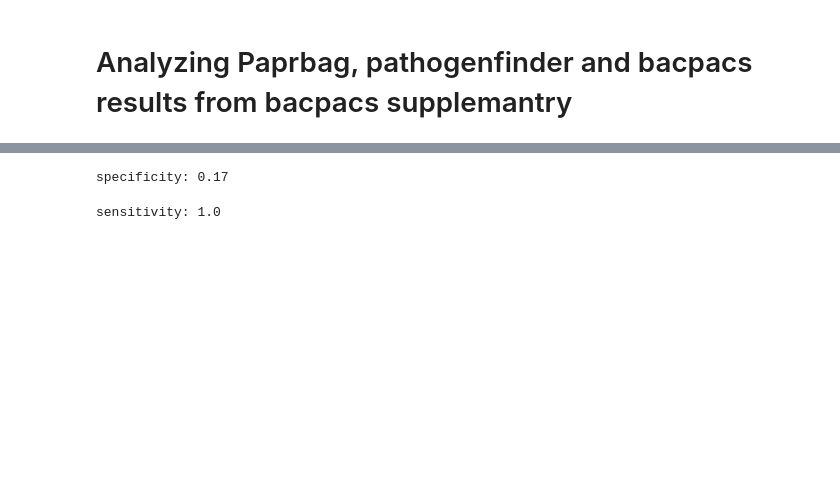
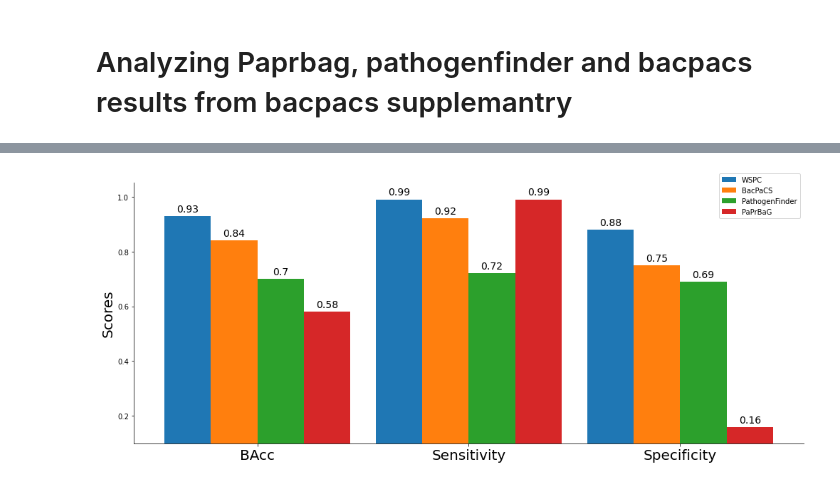
Before and after one commit to shakedna1/wspc_rep, a Jupyter notebook: comp_analysis/Bacpacs/Bacpacs_comparative_analysis.ipynb, the cells around one changed output, grey strips where cells are left out. Cells and saved outputs as stored; diff of their text form; code cells hidden in the pictures; blank space fills up the shorter version.

Commit message:
Update bacpacs test comp analysis for plots

```diff
--- a/comp_analysis/Bacpacs/Bacpacs_comparative_analysis.ipynb
+++ b/comp_analysis/Bacpacs/Bacpacs_comparative_analysis.ipynb
@@ -67,8 +49,6 @@ bacpacs_dataset = GenomesData(bacpacs_genomes_path, bacpacs_metadata_path)
 len(bacpacs_dataset)
 # %% [output]
 94
-# %%
-labels = bacpacs_dataset.y
 # %% [markdown]
 ## Balanced dataset (one genome per species)
 # %%
@@ -382,10 +332,45 @@ weighted avg       0.79      0.68      0.58        40
-# %%
-specificity = np.mean([fold['NHP']['recall'] for fold in folds_results])
-print(f'specificity: {round(specificity,2)}')
-# %% [output]
-specificity: 0.17
-# %%
-sensitivity = np.mean([fold['HP']['recall'] for fold in folds_results])
-print(f'sensitivity: {round(sensitivity, 2)}')
-# %% [output]
-sensitivity: 1.0
+# %%
+def label_bars(rects, ax):
+    for rect in rects:
+        for label in rect:
+            height = round(label.get_height(),2)
+            ax.annotate('{}'.format(height), xy=(label.get_x() + label.get_width()/2, height),
+                        xytext=(0, 3), textcoords="offset points", ha='center', va='bottom', fontsize=14)
+
+def create_comparative_barplots(results):
+
+    methods = [WSPC, BACPACS, PATHOGEN_FINDER, PAPRBAG]
+    measures = [BACC, SEN, SPE]
+
+    width = 0.22
+
+    fig, ax = plt.subplots(figsize=(14, 6))
+
+    rects = []
+    for i, method in enumerate(methods):
+        vals = [round(results[method][measure], 2) for measure in measures]
+        bar_positions = [x + i*width for x in np.arange(len(measures))]
+        rect = ax.bar(bar_positions, vals, width, label=method)
+        rects.append(rect)
+
+    ax.set_ylabel('Scores',  fontsize=20)
+    center_x =  width*len(measures)/2
+    ax.set_xticks([x + center_x for x in np.arange(len(measures))])
+    ax.set_xticklabels(measures, fontsize=20)
+    ax.set_ylim([0.1, 1.05])
+    #ax.legend(loc='lower right', bbox_to_anchor=(1.3, 0), prop=FontProperties().set_size('xx-large'))
+    ax.legend(loc='lower right', bbox_to_anchor=(1, 0.85), prop=FontProperties().set_size('xx-large'))
+
+    label_bars(rects, ax)
+
+    fig.tight_layout()
+    plt.grid(False)
+    ax.spines['right'].set_visible(False)
+    ax.spines['top'].set_visible(False)
+
+    #plt.savefig('comparative_barplots_newTest_21.4.pdf')
+    plt.show()
+# %%
+create_comparative_barplots(results_entire_test)
+# %% [output]
+[figure, added]
```
Also changed, not shown: parts of 49 cells of this notebook.
